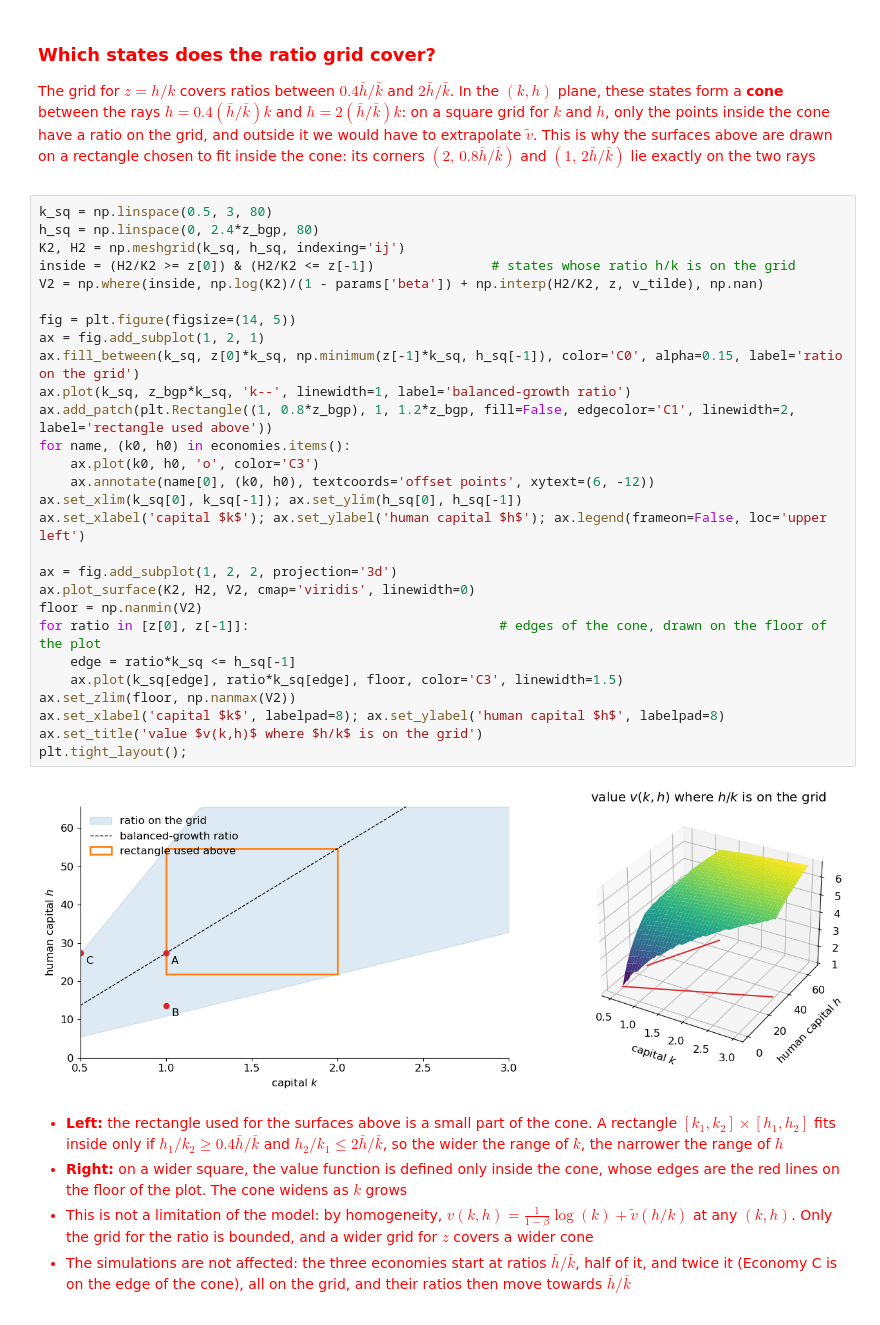
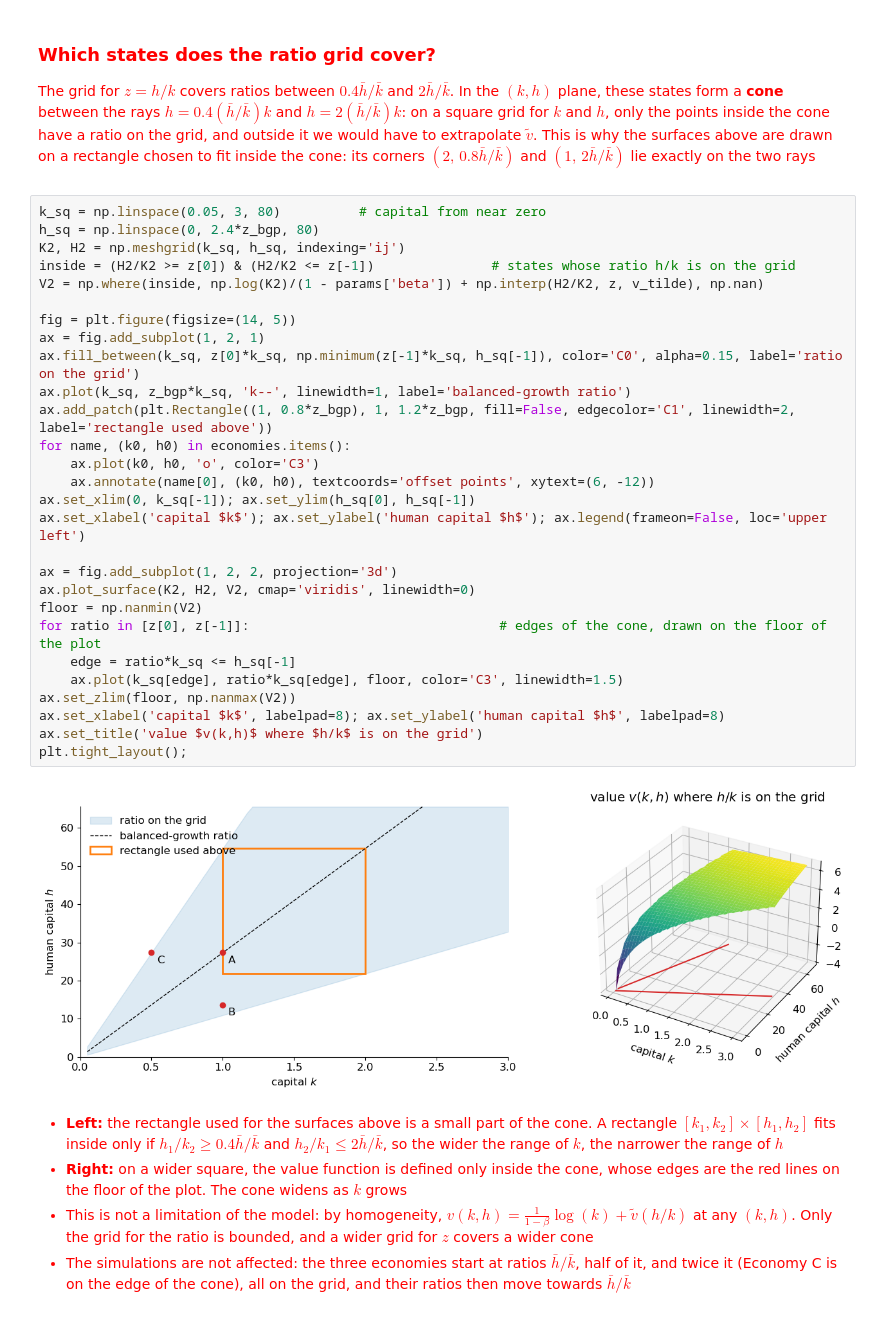
Before and after one commit to edturri/EC442-2026-27, a Jupyter notebook: EC442_26_27_problem_set_4_notebook_q1_q2.ipynb, the cells around one changed output. Drawn from its saved outputs; the diff is of its cells as text.

Commit message:
PS4 notebook: cone figure with capital from near zero
Co-Authored-By: Claude Opus 5.5 <noreply@anthropic.com>

```diff
--- a/EC442_26_27_problem_set_4_notebook_q1_q2.ipynb
+++ b/EC442_26_27_problem_set_4_notebook_q1_q2.ipynb
@@ -351,35 +351,35 @@ The grid for $z=h/k$ covers ratios between $0.4\bar h/\bar k$ and $2\bar h/\bar
 
 </span>
 # %%
-k_sq = np.linspace(0.5, 3, 80)
+k_sq = np.linspace(0.05, 3, 80)          # capital from near zero
 h_sq = np.linspace(0, 2.4*z_bgp, 80)
 K2, H2 = np.meshgrid(k_sq, h_sq, indexing='ij')
 inside = (H2/K2 >= z[0]) & (H2/K2 <= z[-1])               # states whose ratio h/k is on the grid
 V2 = np.where(inside, np.log(K2)/(1 - params['beta']) + np.interp(H2/K2, z, v_tilde), np.nan)
 
 fig = plt.figure(figsize=(14, 5))
 ax = fig.add_subplot(1, 2, 1)
 ax.fill_between(k_sq, z[0]*k_sq, np.minimum(z[-1]*k_sq, h_sq[-1]), color='C0', alpha=0.15, label='ratio on the grid')
 ax.plot(k_sq, z_bgp*k_sq, 'k--', linewidth=1, label='balanced-growth ratio')
 ax.add_patch(plt.Rectangle((1, 0.8*z_bgp), 1, 1.2*z_bgp, fill=False, edgecolor='C1', linewidth=2, label='rectangle used above'))
 for name, (k0, h0) in economies.items():
     ax.plot(k0, h0, 'o', color='C3')
     ax.annotate(name[0], (k0, h0), textcoords='offset points', xytext=(6, -12))
-ax.set_xlim(k_sq[0], k_sq[-1]); ax.set_ylim(h_sq[0], h_sq[-1])
+ax.set_xlim(0, k_sq[-1]); ax.set_ylim(h_sq[0], h_sq[-1])
 ax.set_xlabel('capital $k$'); ax.set_ylabel('human capital $h$'); ax.legend(frameon=False, loc='upper left')
 
 ax = fig.add_subplot(1, 2, 2, projection='3d')
 ax.plot_surface(K2, H2, V2, cmap='viridis', linewidth=0)
 floor = np.nanmin(V2)
 for ratio in [z[0], z[-1]]:                                # edges of the cone, drawn on the floor of the plot
     edge = ratio*k_sq <= h_sq[-1]
     ax.plot(k_sq[edge], ratio*k_sq[edge], floor, color='C3', linewidth=1.5)
 ax.set_zlim(floor, np.nanmax(V2))
 ax.set_xlabel('capital $k$', labelpad=8); ax.set_ylabel('human capital $h$', labelpad=8)
 ax.set_title('value $v(k,h)$ where $h/k$ is on the grid')
 plt.tight_layout();
 # %% [output]
-[figure, old version]
+[figure, new version]
 # %% [markdown]
 <span style="color:red">
 
```
Also changed, not shown: parts of 1 cell of this notebook.
